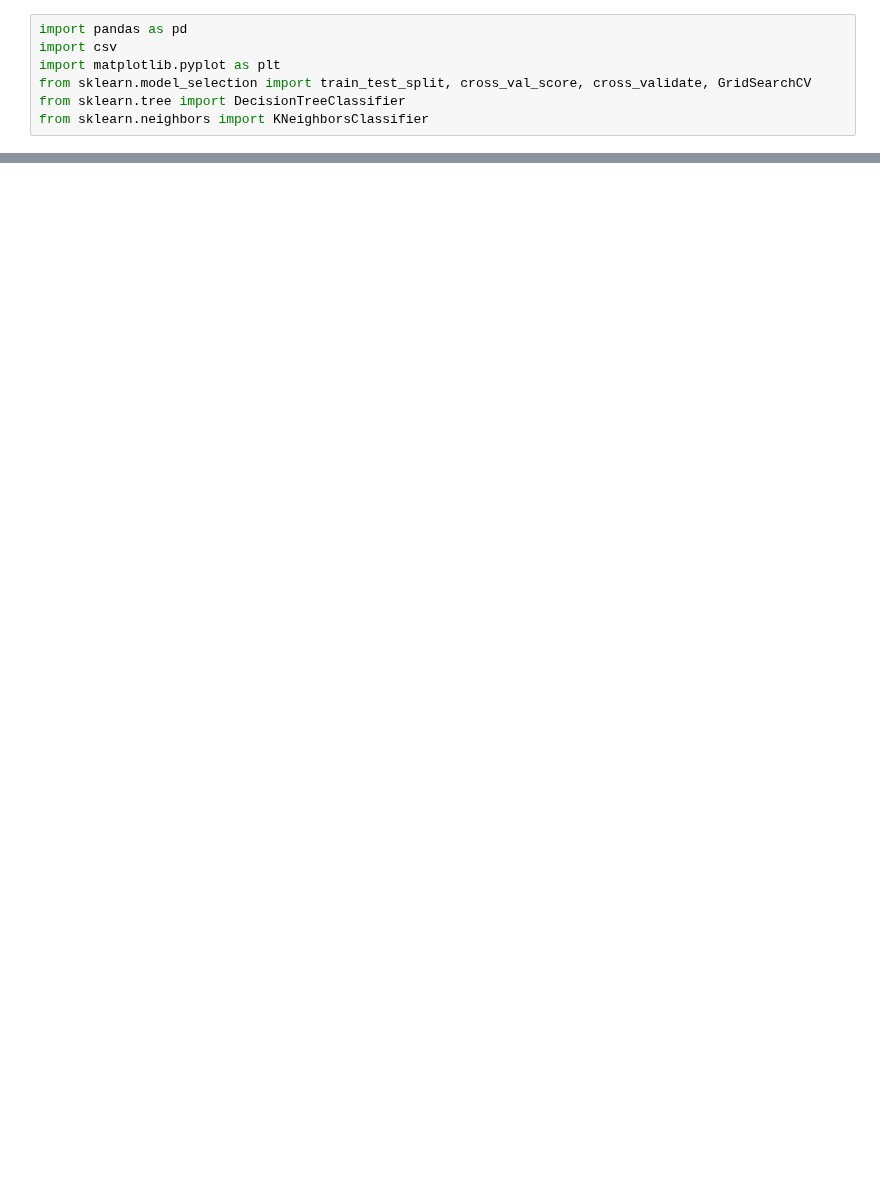
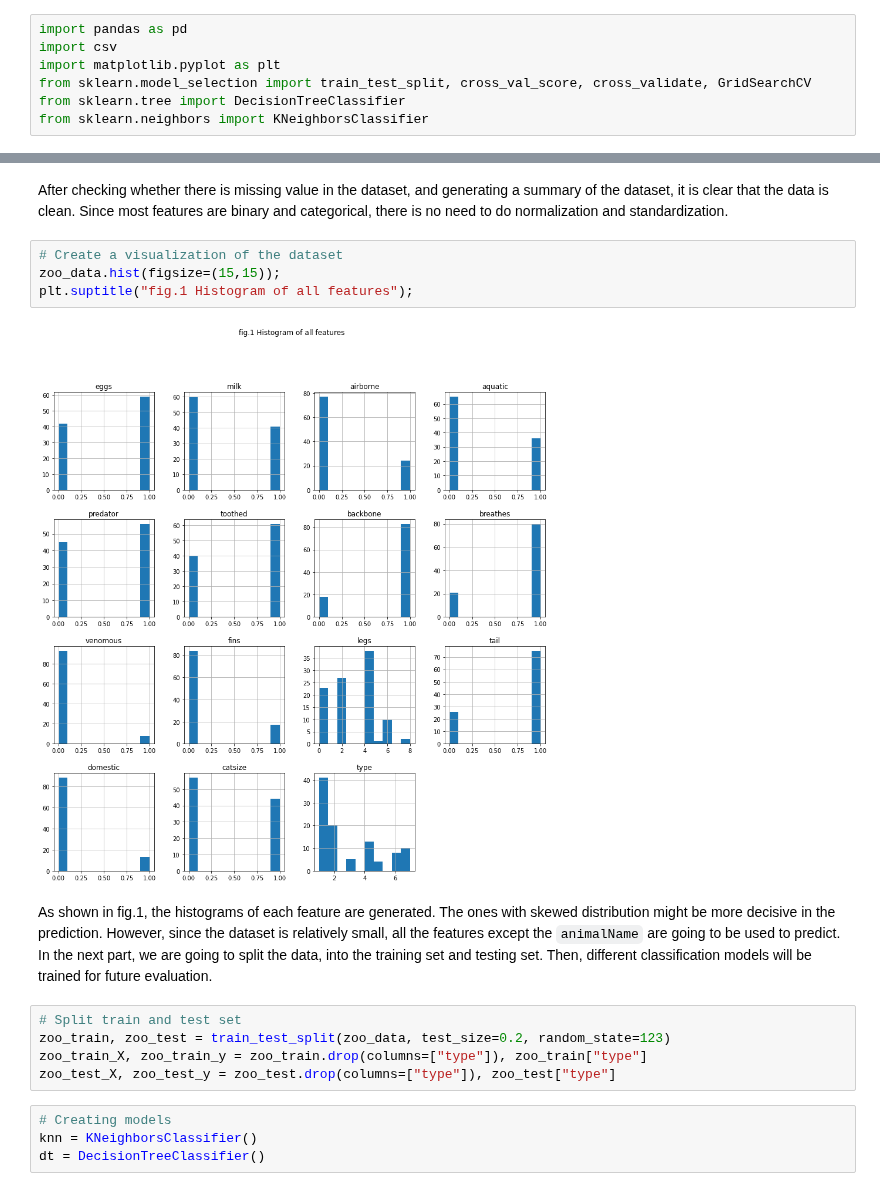
Before and after one commit to DSCI-310/DSCI-310-Group-7, a Jupyter notebook: zoo_analysis.ipynb, the cells around one changed output, grey strips where cells are left out. Cells and saved outputs as stored; diff of their text form; blank space fills up the shorter version.

Commit message:
Revert "Merge pull request #8 from DSCI-310/Milestone-1-Models"
This reverts commit 93444145cd2c744f433e41330ccf309183ad0c77, reversing
changes made to 96c69a6d32d54fa58a3608ae92f09c49abb966fc.

```diff
--- a/zoo_analysis.ipynb
+++ b/zoo_analysis.ipynb
@@ -63,0 +79,19 @@ zoo_data.to_csv(r'./data/zoo.csv')
+# %% [markdown]
+After checking whether there is missing value in the dataset, and generating a summary of the dataset, it is clear that the data is clean. Since most features are binary and categorical, there is no need to do normalization and standardization.
+# %%
+# Create a visualization of the dataset
+zoo_data.hist(figsize=(15,15));
+plt.suptitle("fig.1 Histogram of all features");
+# %% [output]
+[figure, added]
+# %% [markdown]
+As shown in fig.1, the histograms of each feature are generated. The ones with skewed distribution might be more decisive in the prediction. However, since the dataset is relatively small, all the features except the `animalName` are going to be used to predict. In the next part, we are going to split the data, into the training set and testing set. Then, different classification models will be trained for future evaluation.
+# %%
+# Split train and test set
+zoo_train, zoo_test = train_test_split(zoo_data, test_size=0.2, random_state=123)
+zoo_train_X, zoo_train_y = zoo_train.drop(columns=["type"]), zoo_train["type"]
+zoo_test_X, zoo_test_y = zoo_test.drop(columns=["type"]), zoo_test["type"]
+# %%
+# Creating models
+knn = KNeighborsClassifier()
+dt = DecisionTreeClassifier()
```
Also changed, not shown: parts of 16 cells of this notebook.
